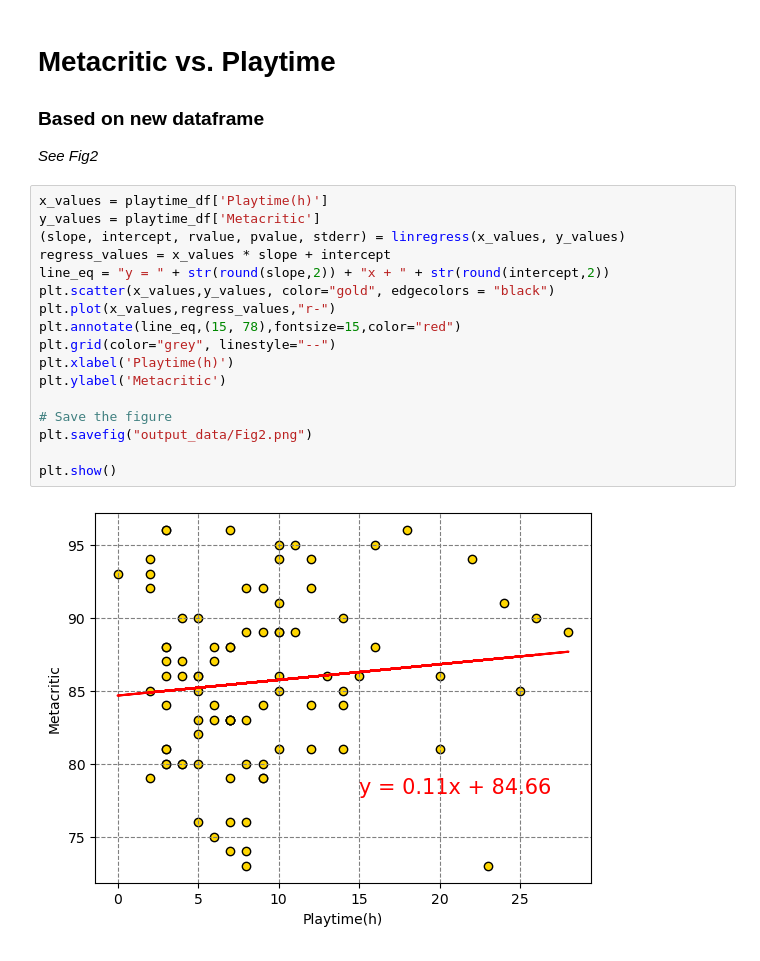
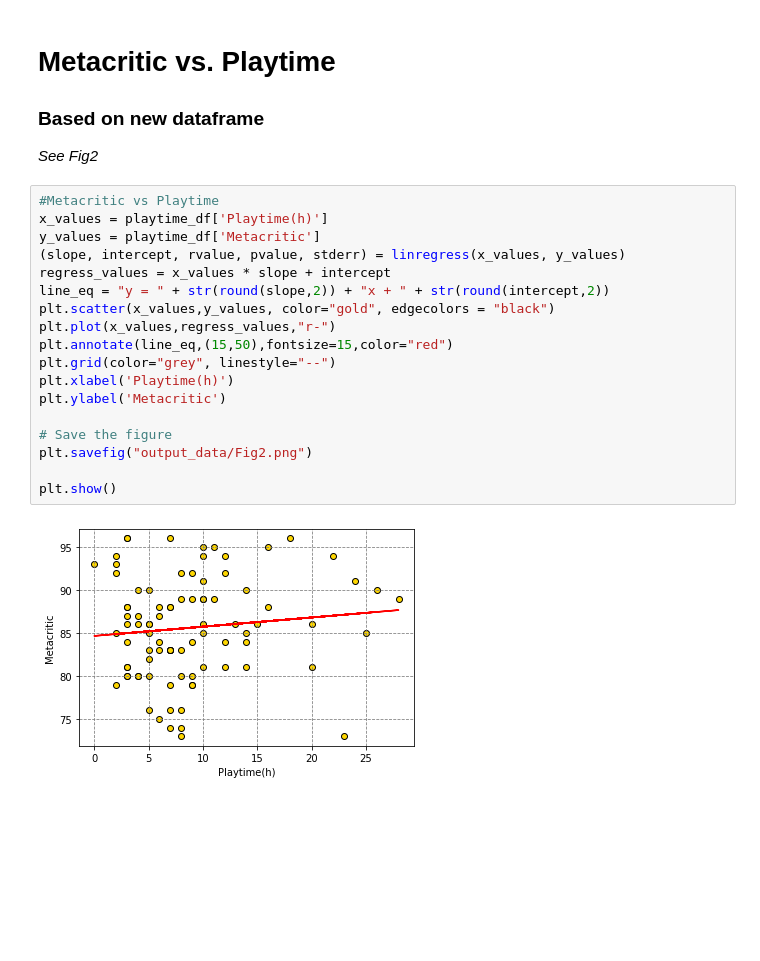
Before and after one commit to candidamg/Project_1, a Jupyter notebook: project.ipynb, the cells around one changed output. Drawn from its saved outputs; the diff is of its cells as text.

```diff
--- a/project.ipynb
+++ b/project.ipynb
@@ -301,21 +302,22 @@ print(playtime_df.isnull().sum().sum())
 ### Based on new dataframe
  *See Fig2*
 # %%
+#Metacritic vs Playtime
 x_values = playtime_df['Playtime(h)']
 y_values = playtime_df['Metacritic']
 (slope, intercept, rvalue, pvalue, stderr) = linregress(x_values, y_values)
 regress_values = x_values * slope + intercept
 line_eq = "y = " + str(round(slope,2)) + "x + " + str(round(intercept,2))
 plt.scatter(x_values,y_values, color="gold", edgecolors = "black")
 plt.plot(x_values,regress_values,"r-")
-plt.annotate(line_eq,(15, 78),fontsize=15,color="red")
+plt.annotate(line_eq,(15,50),fontsize=15,color="red")
 plt.grid(color="grey", linestyle="--")
 plt.xlabel('Playtime(h)')
 plt.ylabel('Metacritic')
 
 # Save the figure
 plt.savefig("output_data/Fig2.png")
 
 plt.show()
 # %% [output]
-[figure, old version]
+[figure, new version]
```
Also changed, not shown: parts of 22 cells of this notebook, 9 other files.
